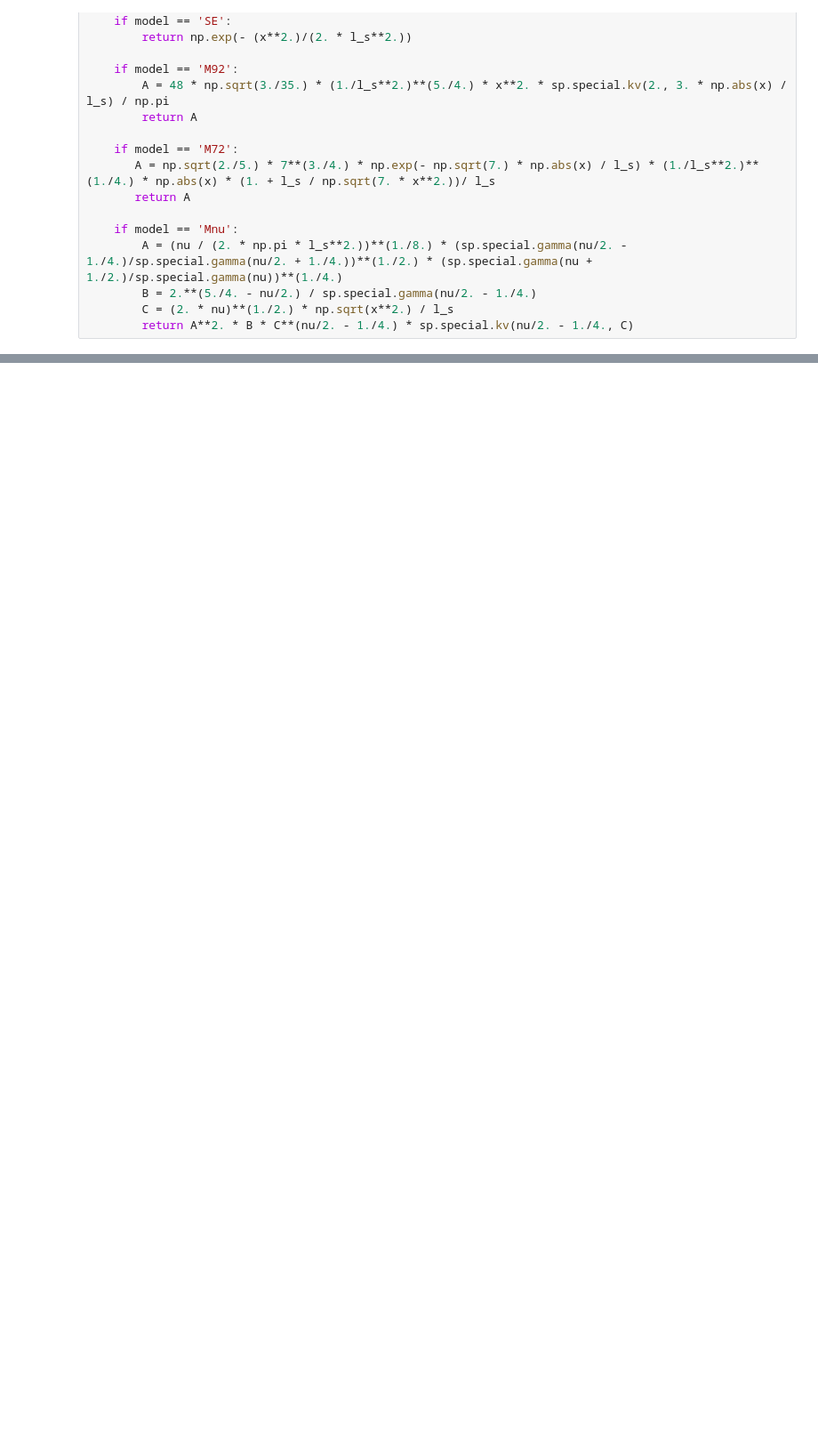
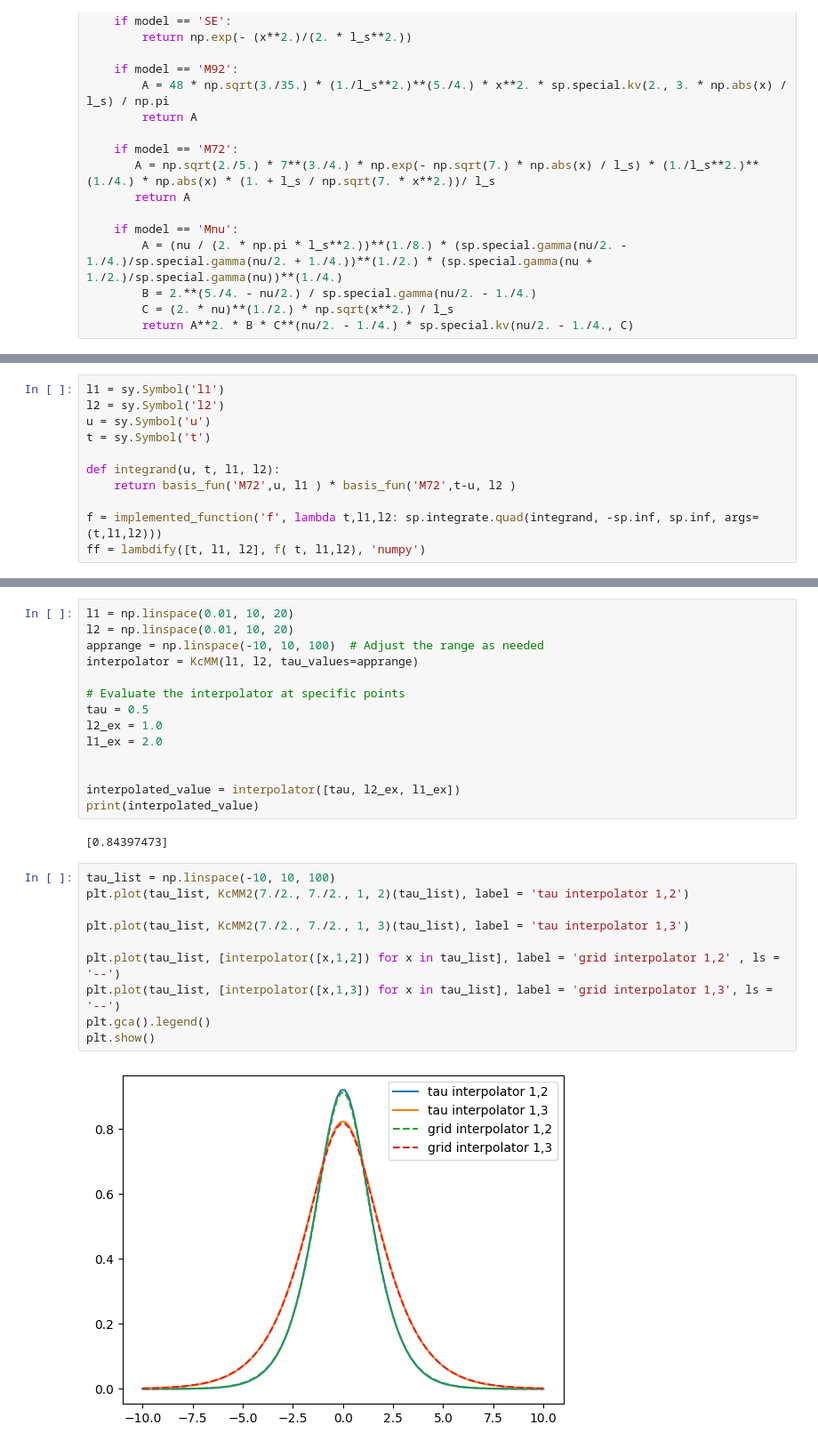
Before and after one commit to cosomelet/marcia, a Jupyter notebook: Notebooks/Validation_kernel.ipynb, the cells around one changed output, grey strips where cells are left out. Shown at 89% size. Saved outputs shown, nothing was run; the diff lists cells and outputs as text; blank space fills up the shorter version.

```diff
--- a/Notebooks/Validation_kernel.ipynb
+++ b/Notebooks/Validation_kernel.ipynb
@@ -145,0 +162,11 @@ plt.show()
+# %%
+l1 = sy.Symbol('l1')
+l2 = sy.Symbol('l2')
+u = sy.Symbol('u')
+t = sy.Symbol('t')
+
+def integrand(u, t, l1, l2):
+    return basis_fun('M72',u, l1 ) * basis_fun('M72',t-u, l2 )
+
+f = implemented_function('f', lambda t,l1,l2: sp.integrate.quad(integrand, -sp.inf, sp.inf, args=(t,l1,l2)))
+ff = lambdify([t, l1, l2], f( t, l1,l2), 'numpy')
@@ -145,0 +217,28 @@ plt.show()
+# %%
+l1 = np.linspace(0.01, 10, 20)
+l2 = np.linspace(0.01, 10, 20)
+apprange = np.linspace(-10, 10, 100)  # Adjust the range as needed
+interpolator = KcMM(l1, l2, tau_values=apprange)
+
+# Evaluate the interpolator at specific points
+tau = 0.5
+l2_ex = 1.0
+l1_ex = 2.0
+
+
+interpolated_value = interpolator([tau, l2_ex, l1_ex])
+print(interpolated_value)
+# %% [output]
+[0.84397473]
+# %%
+tau_list = np.linspace(-10, 10, 100)
+plt.plot(tau_list, KcMM2(7./2., 7./2., 1, 2)(tau_list), label = 'tau interpolator 1,2')
+
+plt.plot(tau_list, KcMM2(7./2., 7./2., 1, 3)(tau_list), label = 'tau interpolator 1,3')
+
+plt.plot(tau_list, [interpolator([x,1,2]) for x in tau_list], label = 'grid interpolator 1,2' , ls = '--')
+plt.plot(tau_list, [interpolator([x,1,3]) for x in tau_list], label = 'grid interpolator 1,3', ls = '--')
+plt.gca().legend()
+plt.show()
+# %% [output]
+[figure, added]
```
Also changed, not shown: parts of 15 cells of this notebook, 35 other files.
